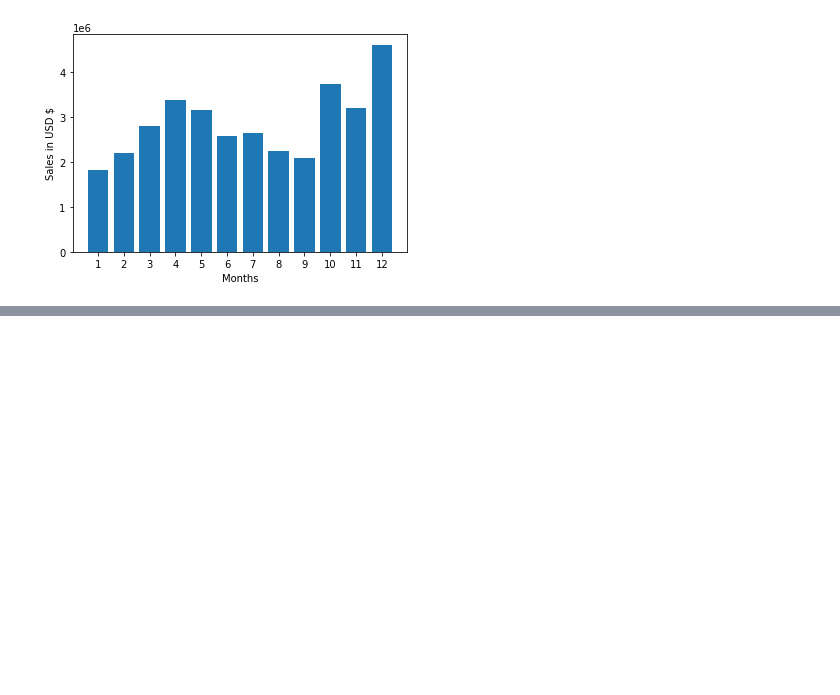
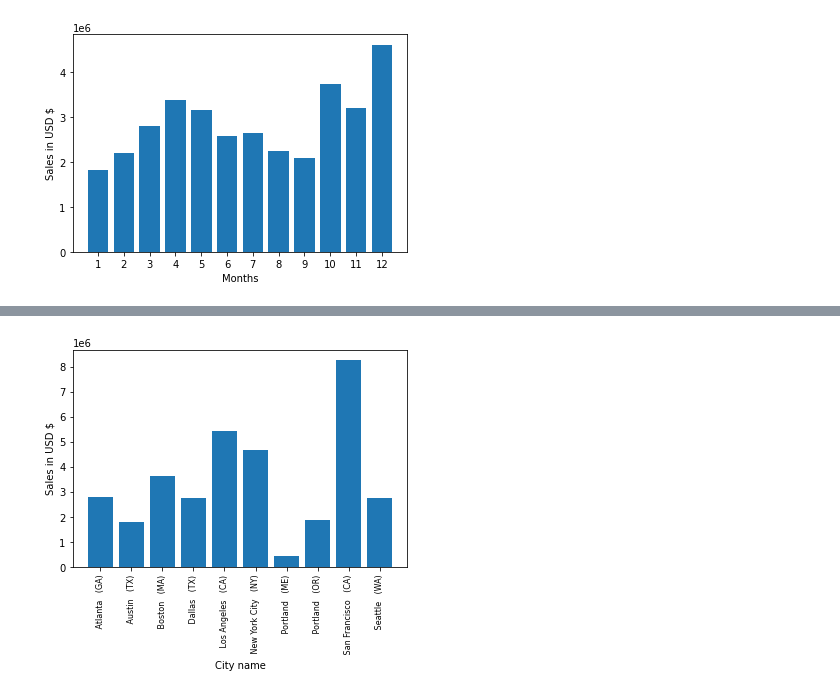
Before and after one commit to Astudent35/SalesDataAnalysis, a Jupyter notebook: sales_analysis.ipynb, the cells around one changed output, grey strips where cells are left out. Drawn from its saved outputs; the diff is of its cells as text; code cells hidden in the pictures; blank space fills up the shorter version.

```diff
--- a/sales_analysis.ipynb
+++ b/sales_analysis.ipynb
@@ -81,3 +81,13 @@ df.head()
 | 3 | 176560 | Google Phone | 1 | 600.00 | 04/12/19 14:38 | 669 Spruce St, Los Angeles, CA 90001 | 4 | 600.00 |
 | 4 | 176560 | Wired Headphones | 1 | 11.99 | 04/12/19 14:38 | 669 Spruce St, Los Angeles, CA 90001 | 4 | 11.99 |
 | 5 | 176561 | Wired Headphones | 1 | 11.99 | 04/30/19 09:27 | 333 8th St, Los Angeles, CA 90001 | 4 | 11.99 |
+# %%
+# Adding a city column
+def city(address):
+    return address.split(',')[1]
+
+def state(address):
+    return address.split(',')[2].split(' ')[1]
+
+df['City'] = df['Purchase Address'].apply(lambda x: f"{city(x)}   ({state(x)})")
+df.head()
@@ -113,0 +133,3 @@ plt.show()
+# %%
+results = df.groupby('City').sum()
+df.groupby('City').sum()
@@ -113,0 +149,10 @@ plt.show()
+# %%
+city = [C for C, df in df.groupby('City')]
+
+plt.bar(city,results['Sales'])
+plt.xticks(city, rotation='vertical', size=8)
+plt.ylabel('Sales in USD $')
+plt.xlabel('City name')
+plt.show()
+# %% [output]
+[figure, added]
```
Also changed, not shown: parts of 3 cells of this notebook.
